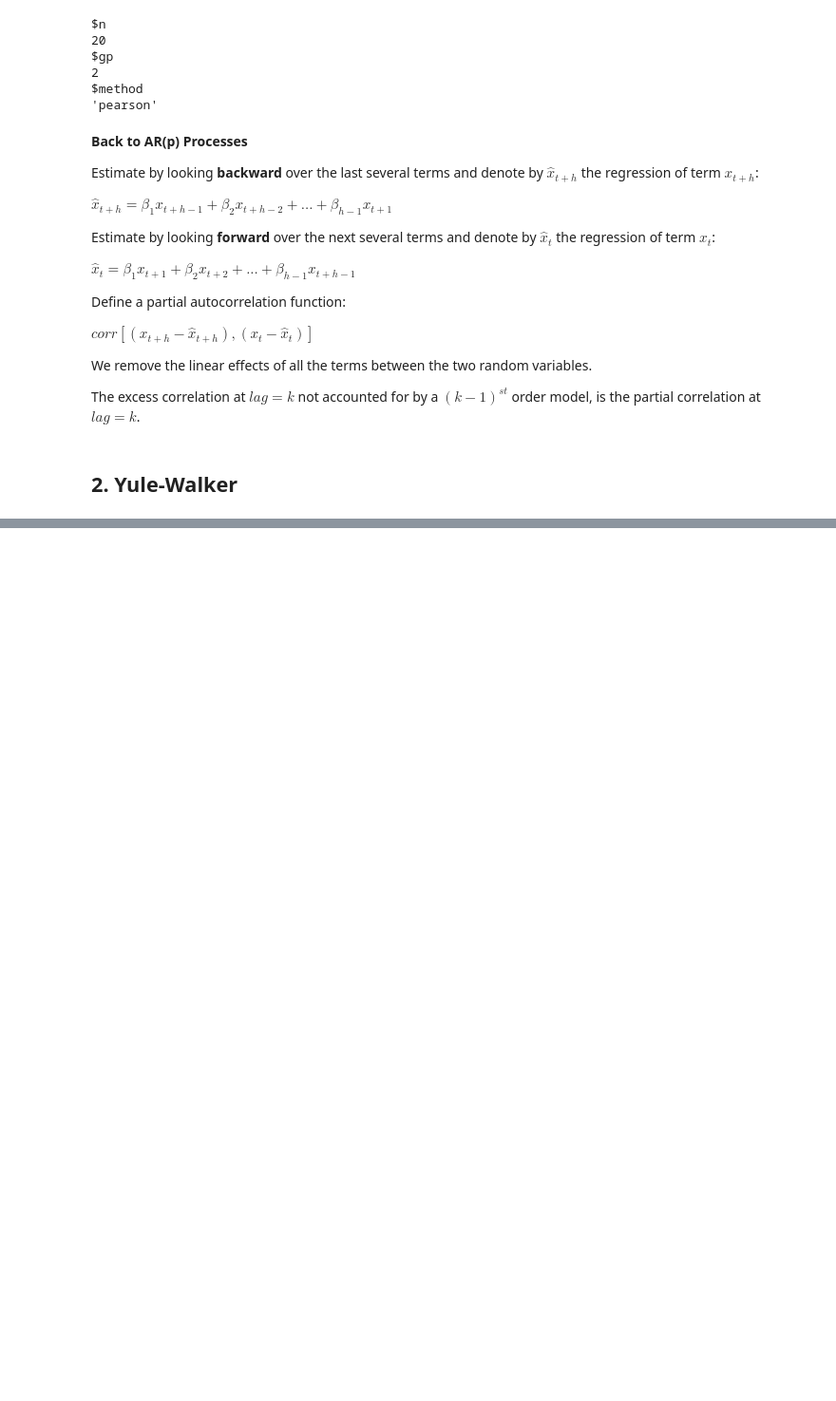
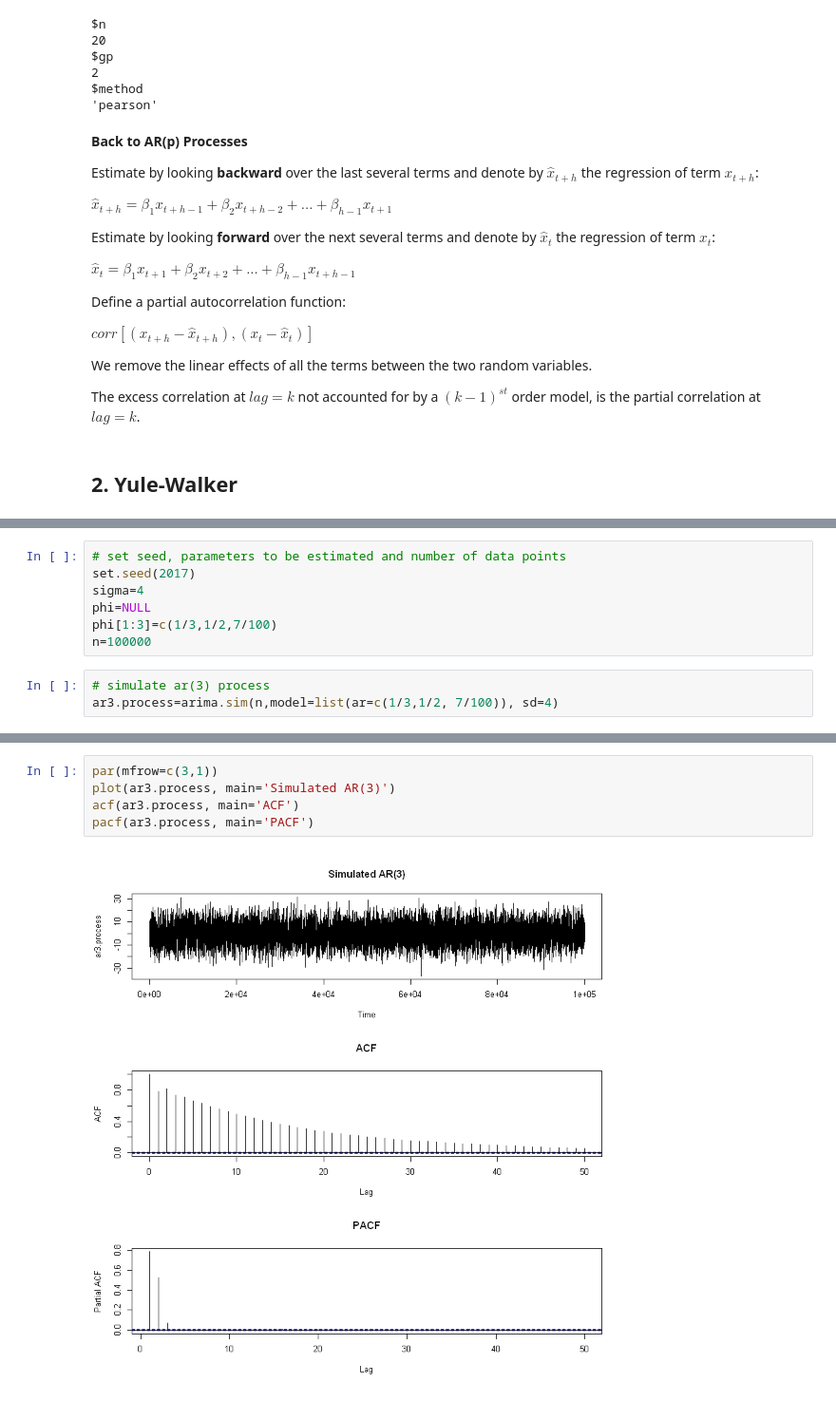
Before and after one commit to Lucas-Okamura/Timeseries-University-NY, a Jupyter notebook: notebooks/week4_ar_yule_walker_pacf.ipynb, the cells around one changed output, grey strips where cells are left out. Shown at 95% size. Cells and saved outputs as stored; diff of their text form; blank space fills up the shorter version.

```diff
--- a/notebooks/week4_ar_yule_walker_pacf.ipynb
+++ b/notebooks/week4_ar_yule_walker_pacf.ipynb
@@ -215,0 +415,10 @@ The excess correlation at $lag = k$ not accounted for by a $(k - 1)^{st}$ order
+# %%
+# set seed, parameters to be estimated and number of data points
+set.seed(2017)
+sigma=4
+phi=NULL
+phi[1:3]=c(1/3,1/2,7/100)
+n=100000
+# %%
+# simulate ar(3) process
+ar3.process=arima.sim(n,model=list(ar=c(1/3,1/2, 7/100)), sd=4)
@@ -215,0 +462,7 @@ The excess correlation at $lag = k$ not accounted for by a $(k - 1)^{st}$ order
+# %%
+par(mfrow=c(3,1))
+plot(ar3.process, main='Simulated AR(3)')
+acf(ar3.process, main='ACF')
+pacf(ar3.process, main='PACF')
+# %% [output]
+[figure, added]
```
Also changed, not shown: parts of 19 cells of this notebook.
